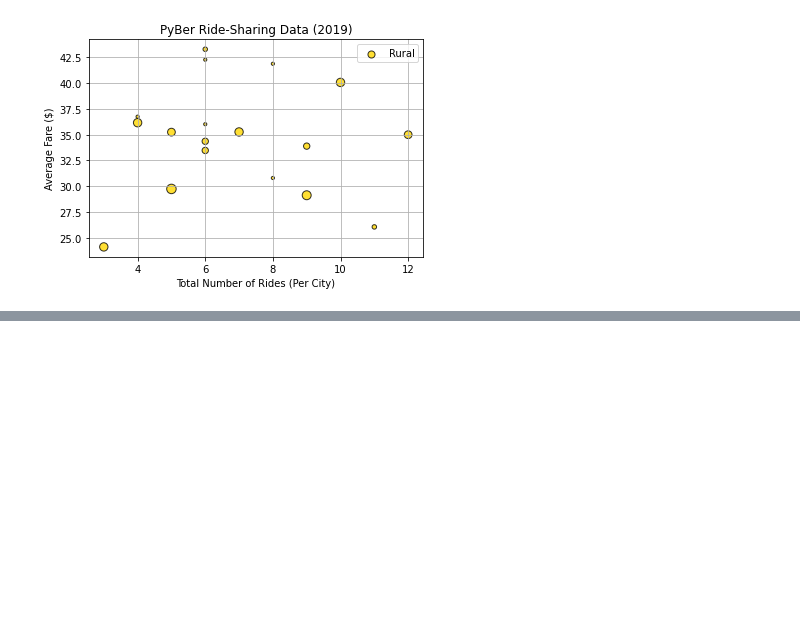
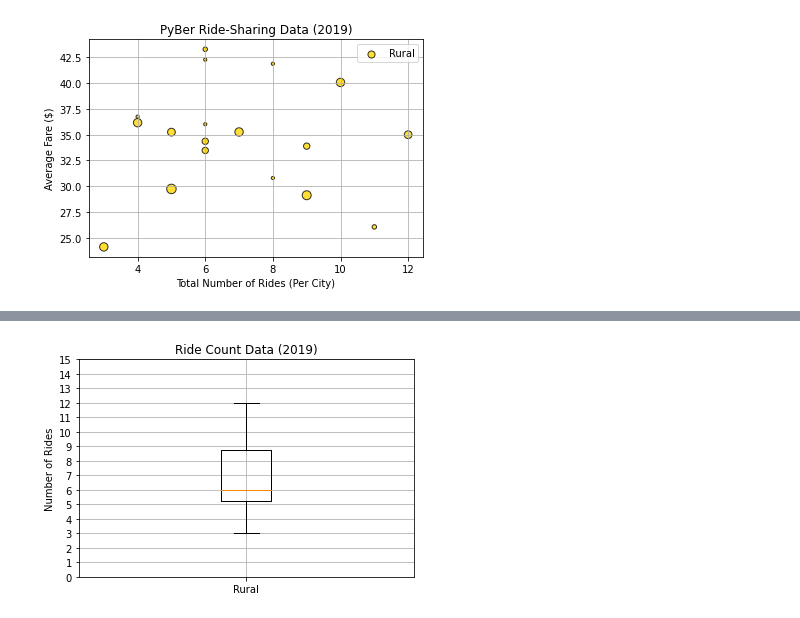
Before and after one commit to agregorash/PyBer_Analysis, a Jupyter notebook: PyBer.ipynb, the cells around one changed output, grey strips where cells are left out. Saved outputs shown, nothing was run; the diff lists cells and outputs as text; code cells hidden in the pictures; blank space fills up the shorter version.

```diff
--- a/PyBer.ipynb
+++ b/PyBer.ipynb
@@ -268,0 +535,13 @@ FileNotFoundError: [Errno 2] No such file or directory: 'PyBer_Analysis/Fig1.png
+# %%
+# Create a box-and-whisker plot for the rural cities ride count.
+x_labels = ["Rural"]
+fig, ax = plt.subplots()
+ax.boxplot(rural_ride_count, labels=x_labels)
+# Add the title, y-axis label and grid.
+ax.set_title('Ride Count Data (2019)')
+ax.set_ylabel('Number of Rides')
+ax.set_yticks(np.arange(0, 16, step=1.0))
+ax.grid()
+plt.show()
+# %% [output]
+[figure, added]
```
Also changed, not shown: parts of 36 cells of this notebook, 3 other files.
